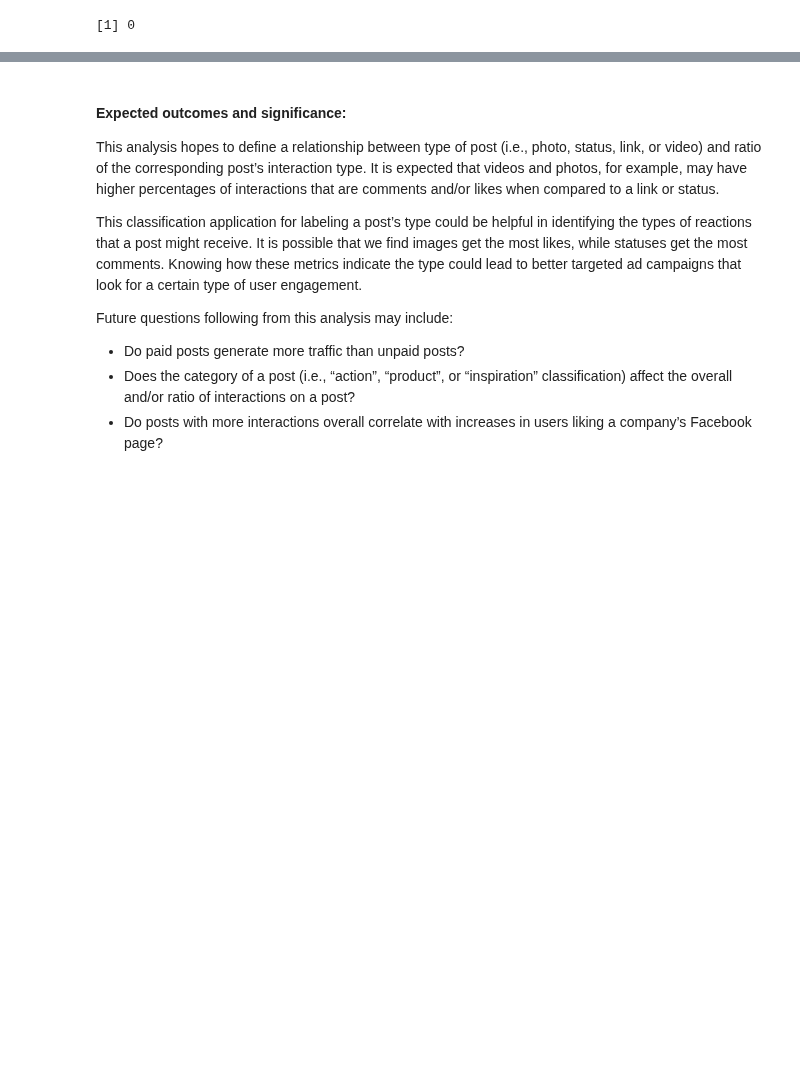
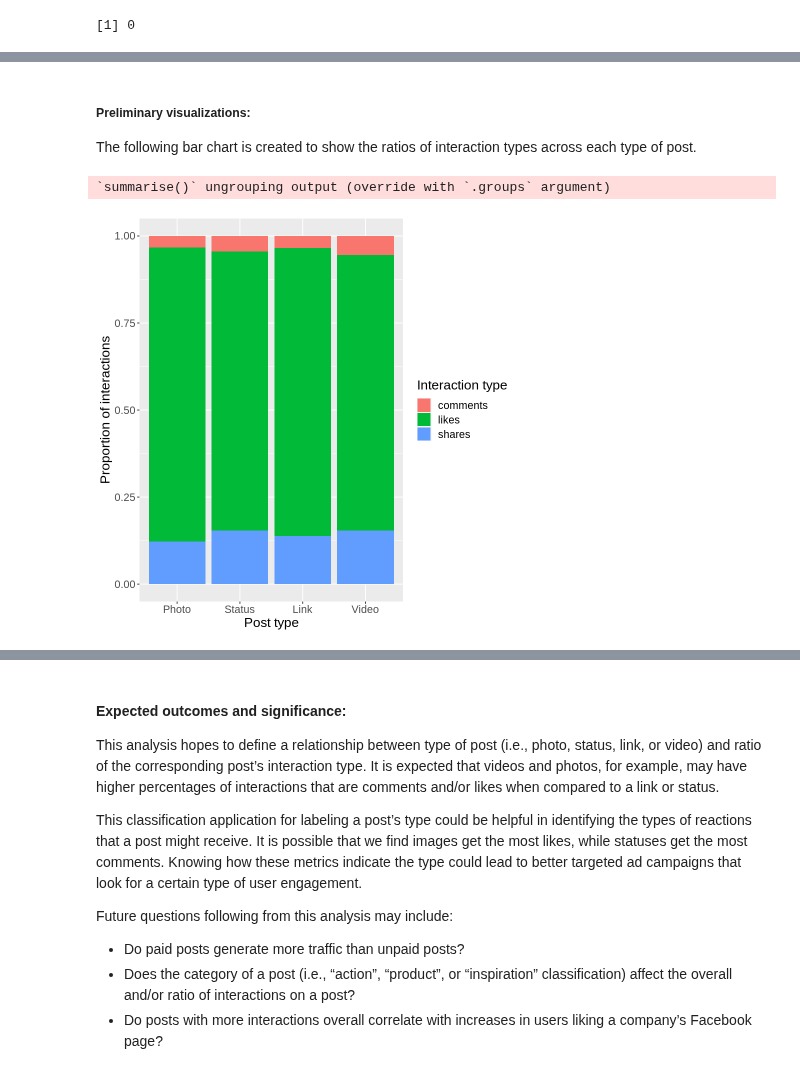
Before and after one commit to lucykvs/DSCI100-Project, a Jupyter notebook: Project.ipynb, the cells around one changed output, grey strips where cells are left out. Saved outputs shown, nothing was run; the diff lists cells and outputs as text; code cells hidden in the pictures; blank space fills up the shorter version.

```diff
--- a/Project.ipynb
+++ b/Project.ipynb
@@ -452,0 +133,7 @@ To visualize our results, we plan to use a confusion matrix. This will display h
+# %%
+# Split the data:
+fb_split <- initial_split(fb_data_clean, prop = 0.75, strata = type)
+fb_train <- training(fb_split)
+fb_test <- testing(fb_split)
+
+fb_train
@@ -452,0 +211,31 @@ To visualize our results, we plan to use a confusion matrix. This will display h
+# %% [markdown]
+
+##### Preliminary visualizations:
+
+The following bar chart is created to show the ratios of interaction types across each type of post.
+# %%
+options(repr.plot.height = 7, repr.plot.width = 7)
+
+relative_interactions <- fb_train %>%
+    group_by(type) %>%
+    summarize(
+        comments = sum(comments),
+        likes = sum(likes, na.rm=TRUE),
+        shares = sum(shares, na.rm=TRUE),
+        total_interactions = sum(interactions)) %>%
+        pivot_longer( cols = comments:shares,
+                       names_to = "interaction_type",
+                       values_to = "total_of_interaction_type")
+
+relative_interactions_plot <- ggplot(relative_interactions, aes(x = type, y = total_of_interaction_type, fill = interaction_type)) +
+        geom_bar(stat = "identity", position = "fill") +
+        xlab("Post type") +
+        ylab("Proportion of interactions") +
+        labs(fill = "Interaction type") +
+        theme(text = element_text(size = 16))
+
+
+relative_interactions_plot
+# %% [output]
+`summarise()` ungrouping output (override with `.groups` argument)
+[figure, added]
```
Also changed, not shown: parts of 58 cells of this notebook, 3 other files.
